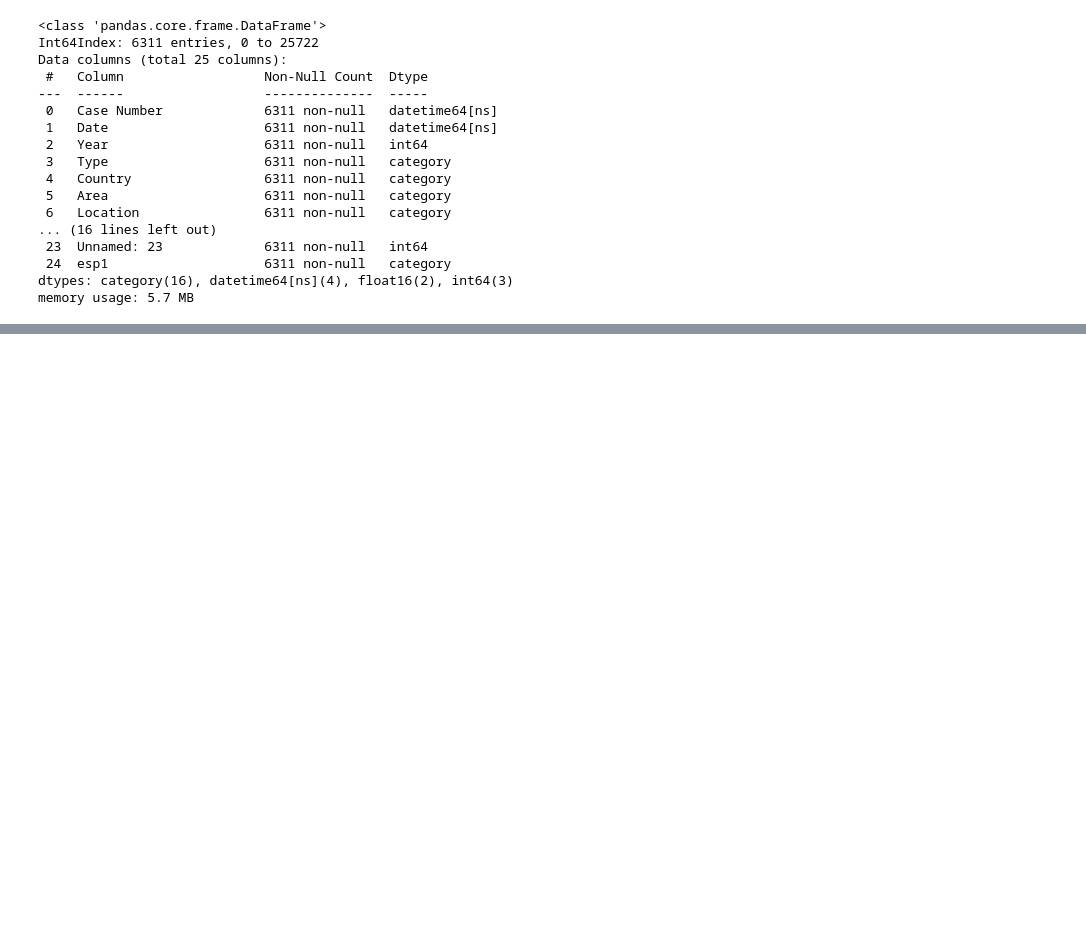
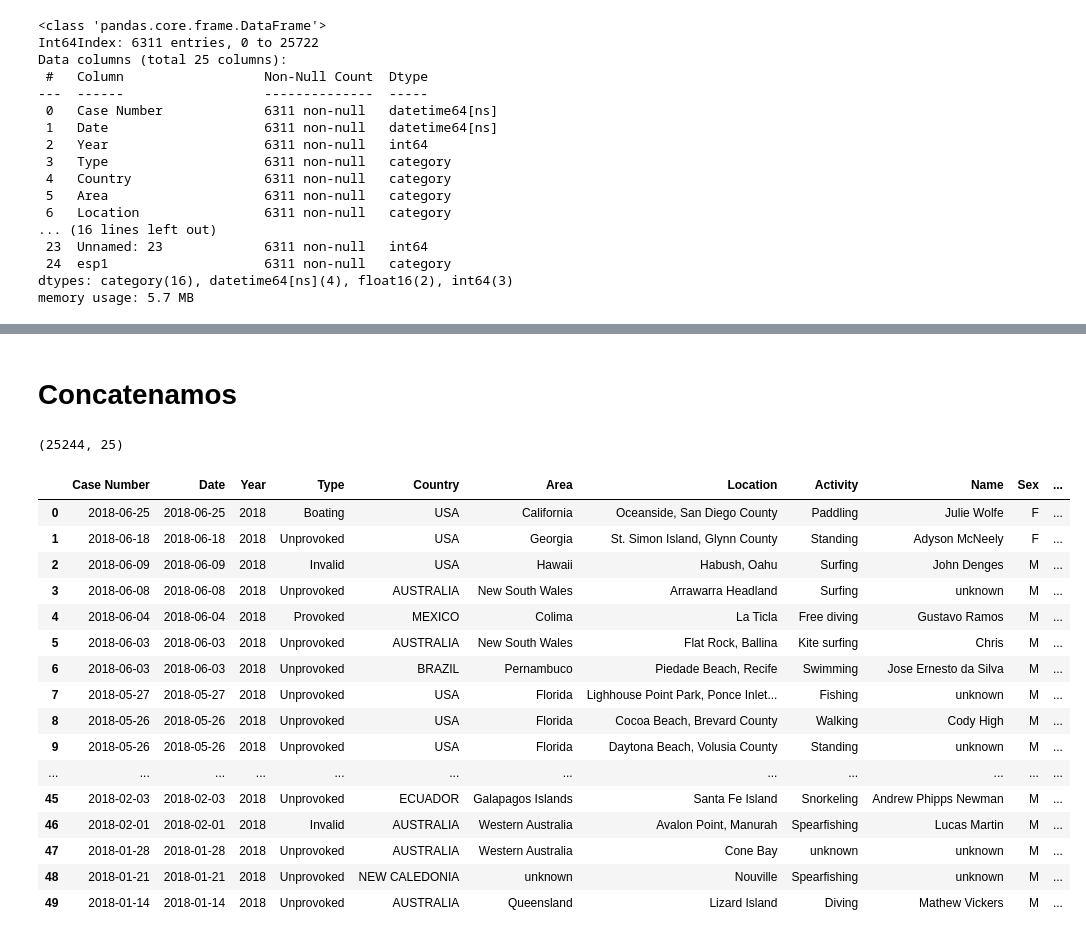
Before and after one commit to dgomezlechon/Proyect1-cleaning-pandas, a Jupyter notebook: my-code/main.ipynb, the cells around one changed output, grey strips where cells are left out. Cells and saved outputs as stored; diff of their text form; code cells hidden in the pictures; blank space fills up the shorter version.

```diff
--- a/my-code/main.ipynb
+++ b/my-code/main.ipynb
@@ -982,0 +1007,2 @@ memory usage: 5.7 MB
+# %%
+shark4[["Case Number","Date","Case Number.1","Case Number.2"]]=shark["Case Number"][6300]
@@ -982,0 +1013,32 @@ memory usage: 5.7 MB
+# %% [markdown]
+# Concatenamos
+# %%
+shark_final=shark.append(shark2)
+# %%
+shark_final=shark_final.append(shark3)
+# %%
+shark_final.shape
+# %% [output]
+(25244, 25)
+# %%
+shark_final=shark_final.append(shark4)
+# %%
+shark_final.head(50)
+# %% [output]
+|  | Case Number | Date | Year | Type | Country | Area | Location | Activity | Name | Sex | ... |
+| 0 | 2018-06-25 | 2018-06-25 | 2018 | Boating | USA | California | Oceanside, San Diego County | Paddling | Julie Wolfe | F | ... |
+| 1 | 2018-06-18 | 2018-06-18 | 2018 | Unprovoked | USA | Georgia | St. Simon Island, Glynn County | Standing | Adyson McNeely | F | ... |
+| 2 | 2018-06-09 | 2018-06-09 | 2018 | Invalid | USA | Hawaii | Habush, Oahu | Surfing | John Denges | M | ... |
+| 3 | 2018-06-08 | 2018-06-08 | 2018 | Unprovoked | AUSTRALIA | New South Wales | Arrawarra Headland | Surfing | unknown | M | ... |
+| 4 | 2018-06-04 | 2018-06-04 | 2018 | Provoked | MEXICO | Colima | La Ticla | Free diving | Gustavo Ramos | M | ... |
+| 5 | 2018-06-03 | 2018-06-03 | 2018 | Unprovoked | AUSTRALIA | New South Wales | Flat Rock, Ballina | Kite surfing | Chris | M | ... |
+| 6 | 2018-06-03 | 2018-06-03 | 2018 | Unprovoked | BRAZIL | Pernambuco | Piedade Beach, Recife | Swimming | Jose Ernesto da Silva | M | ... |
+| 7 | 2018-05-27 | 2018-05-27 | 2018 | Unprovoked | USA | Florida | Lighhouse Point Park, Ponce Inlet... | Fishing | unknown | M | ... |
+| 8 | 2018-05-26 | 2018-05-26 | 2018 | Unprovoked | USA | Florida | Cocoa Beach, Brevard County | Walking | Cody High | M | ... |
+| 9 | 2018-05-26 | 2018-05-26 | 2018 | Unprovoked | USA | Florida | Daytona Beach, Volusia County | Standing | unknown | M | ... |
+| ... | ... | ... | ... | ... | ... | ... | ... | ... | ... | ... | ... |
+| 45 | 2018-02-03 | 2018-02-03 | 2018 | Unprovoked | ECUADOR | Galapagos Islands | Santa Fe Island | Snorkeling | Andrew Phipps Newman | M | ... |
+| 46 | 2018-02-01 | 2018-02-01 | 2018 | Invalid | AUSTRALIA | Western Australia | Avalon Point, Manurah | Spearfishing | Lucas Martin | M | ... |
+| 47 | 2018-01-28 | 2018-01-28 | 2018 | Unprovoked | AUSTRALIA | Western Australia | Cone Bay | unknown | unknown | M | ... |
+| 48 | 2018-01-21 | 2018-01-21 | 2018 | Unprovoked | NEW CALEDONIA | unknown | Nouville | Spearfishing | unknown | M | ... |
+| 49 | 2018-01-14 | 2018-01-14 | 2018 | Unprovoked | AUSTRALIA | Queensland | Lizard Island | Diving | Mathew Vickers | M | ... |
```
Also changed, not shown: parts of 16 cells of this notebook.
